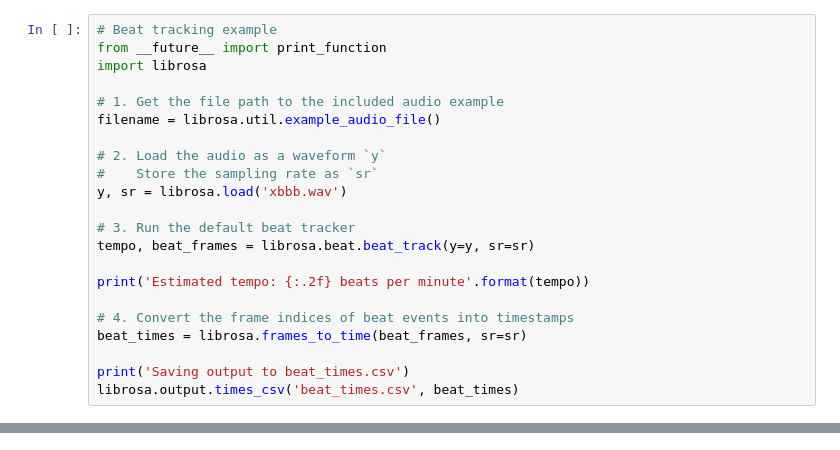
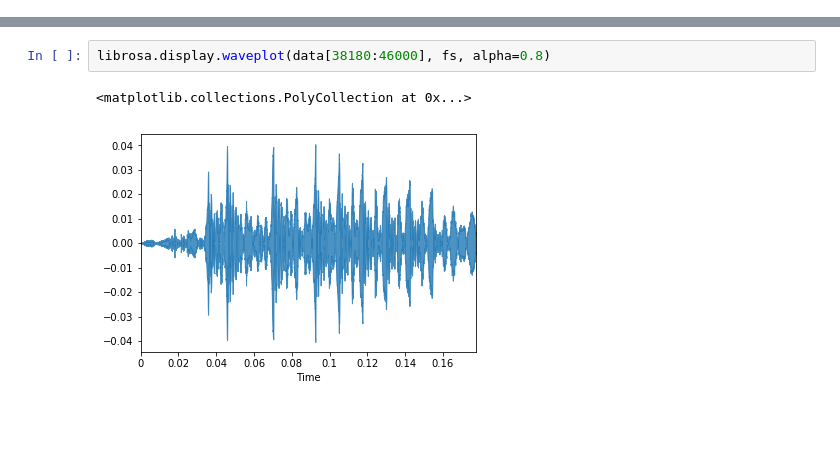
Before and after one commit to erickfecruz/ProjetoDataMining, a Jupyter notebook: Projeto.ipynb, the cells around one changed output, grey strips where cells are left out. Drawn from its saved outputs; the diff is of its cells as text; blank space fills up the shorter version.

```diff
--- a/Projeto.ipynb
+++ b/Projeto.ipynb
@@ -23,22 +15,0 @@ librosa.display.waveplot(data, fs, alpha=0.8)
-# %%
-# Beat tracking example
-from __future__ import print_function
-import librosa
-
-# 1. Get the file path to the included audio example
-filename = librosa.util.example_audio_file()
-
-# 2. Load the audio as a waveform `y`
-#    Store the sampling rate as `sr`
-y, sr = librosa.load('xbbb.wav')
-
-# 3. Run the default beat tracker
-tempo, beat_frames = librosa.beat.beat_track(y=y, sr=sr)
-
-print('Estimated tempo: {:.2f} beats per minute'.format(tempo))
-
-# 4. Convert the frame indices of beat events into timestamps
-beat_times = librosa.frames_to_time(beat_frames, sr=sr)
-
-print('Saving output to beat_times.csv')
-librosa.output.times_csv('beat_times.csv', beat_times)
@@ -47,0 +79,5 @@ Saving output to beat_times.csv
+# %%
+librosa.display.waveplot(data[38180:46000], fs, alpha=0.8)
+# %% [output]
+<matplotlib.collections.PolyCollection at 0x...>
+[figure, added]
```
Also changed, not shown: parts of 11 cells of this notebook.
